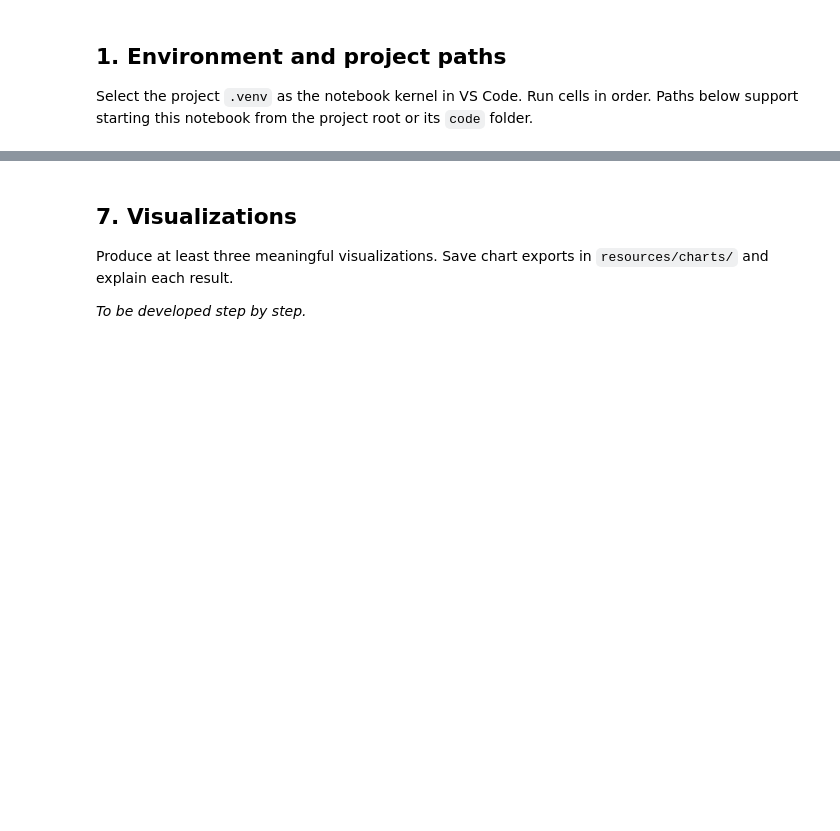
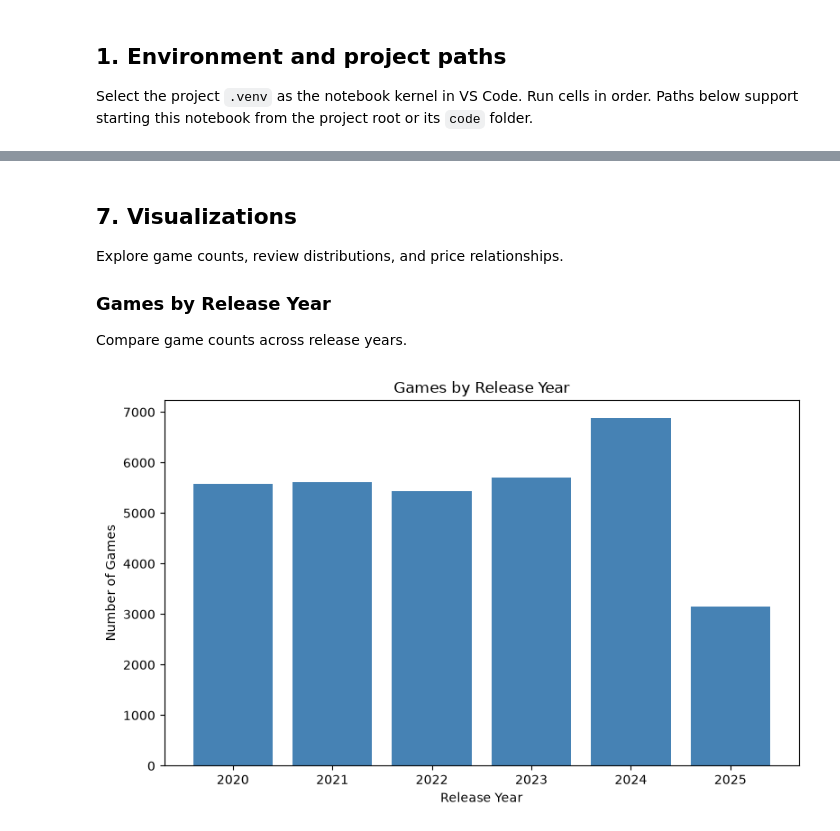
Before and after one commit to wuxunxun/steam-game-analysis, a Jupyter notebook: code/final_run.ipynb, the cells around one changed output, grey strips where cells are left out. Cells and saved outputs as stored; diff of their text form; code cells hidden in the pictures; blank space fills up the shorter version.

```diff
--- a/code/final_run.ipynb
+++ b/code/final_run.ipynb
@@ -64,0 +358,18 @@ Prepare dates, numeric values, language counts, and game genres. Explain each tr
+# %%
+study["Total reviews"] = study["Positive"] + study["Negative"]
+
+# Calculate rates only for games with reviews.
+study["Positive rate"] = (
+    study["Positive"]
+    / study["Total reviews"].replace(0, float("nan"))
+    * 100
+)
+
+print(
+    study[
+        ["Name", "Positive", "Negative",
+         "Total reviews", "Positive rate"]
+    ].head().to_string(index=False)
+)
+
+print(f"Games without reviews: {(study['Total reviews'] == 0).sum():,}")
@@ -64,0 +388,9 @@ Prepare dates, numeric values, language counts, and game genres. Explain each tr
+# %%
+before_filter = len(study)
+
+# Use 10 reviews as the minimum threshold.
+study = study.loc[study["Total reviews"] >= 10].copy()
+
+print(f"Before filtering: {before_filter:,}")
+print(f"Excluded: {before_filter - len(study):,}")
+print(f"Remaining: {len(study):,}")
@@ -71,6 +465,28 @@ Use justified filters and group summaries to answer the research questions.
 # %% [markdown]
 ## 7. Visualizations
 
-Produce at least three meaningful visualizations. Save chart exports in `resources/charts/` and explain each result.
+Explore game counts, review distributions, and price relationships.
 
-*To be developed step by step.*
+### Games by Release Year
+
+Compare game counts across release years.
+# %%
+import matplotlib.pyplot as plt
+
+games_by_year = study.groupby("Release year").size()
+
+plt.figure(figsize=(8, 5))
+plt.bar(games_by_year.index, games_by_year.values, color="steelblue")
+
+plt.title("Games by Release Year")
+plt.xlabel("Release Year")
+plt.ylabel("Number of Games")
+plt.xticks(games_by_year.index)
+plt.tight_layout()
+
+# Save the updated chart.
+CHARTS_DIR.mkdir(parents=True, exist_ok=True)
+plt.savefig(CHARTS_DIR / "games_by_release_year.png", dpi=150)
+plt.show()
+# %% [output]
+[figure, added]
```
Also changed, not shown: parts of 39 cells of this notebook, 4 other files.
